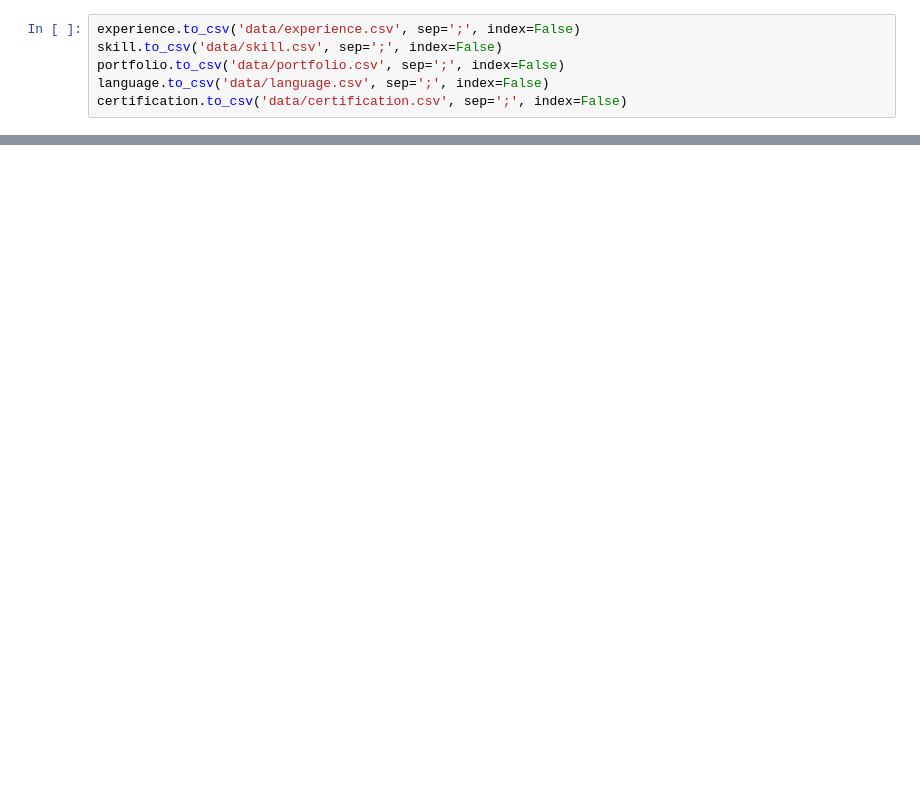
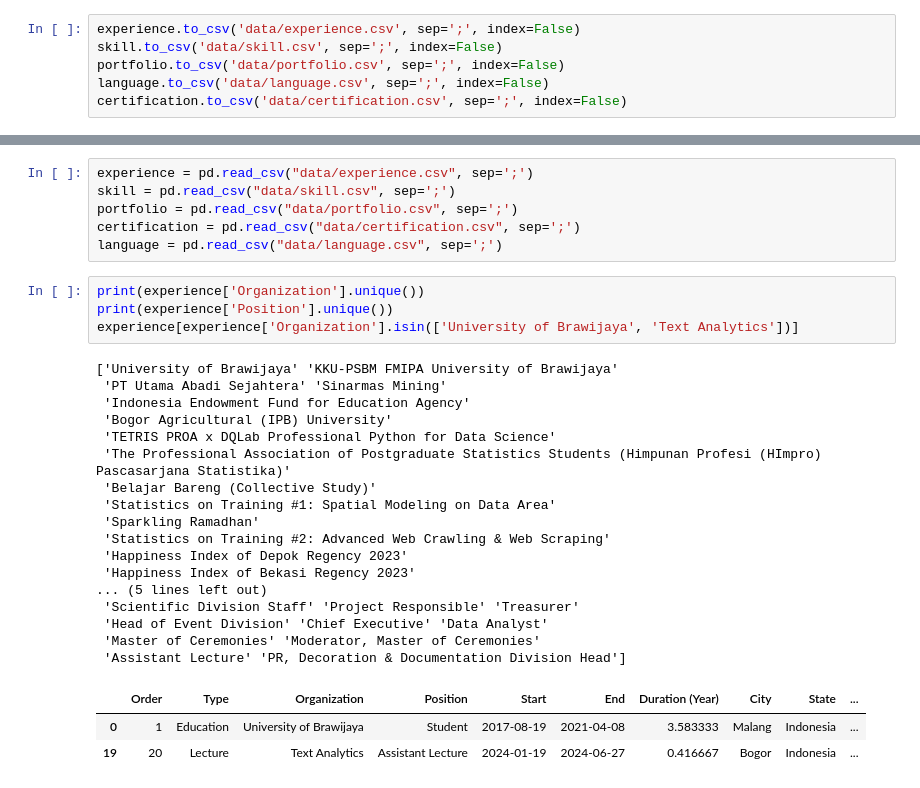
Before and after one commit to nurkhamidah/cv, a Jupyter notebook: test_var.ipynb, the cells around one changed output, grey strips where cells are left out. Saved outputs shown, nothing was run; the diff lists cells and outputs as text; blank space fills up the shorter version.

```diff
--- a/test_var.ipynb
+++ b/test_var.ipynb
@@ -150,0 +217,31 @@ certification.to_csv('data/certification.csv', sep=';', index=False)
+# %%
+experience = pd.read_csv("data/experience.csv", sep=';')
+skill = pd.read_csv("data/skill.csv", sep=';')
+portfolio = pd.read_csv("data/portfolio.csv", sep=';')
+certification = pd.read_csv("data/certification.csv", sep=';')
+language = pd.read_csv("data/language.csv", sep=';')
+# %%
+print(experience['Organization'].unique())
+print(experience['Position'].unique())
+experience[experience['Organization'].isin(['University of Brawijaya', 'Text Analytics'])]
+# %% [output]
+['University of Brawijaya' 'KKU-PSBM FMIPA University of Brawijaya'
+ 'PT Utama Abadi Sejahtera' 'Sinarmas Mining'
+ 'Indonesia Endowment Fund for Education Agency'
+ 'Bogor Agricultural (IPB) University'
+ 'TETRIS PROA x DQLab Professional Python for Data Science'
+ 'The Professional Association of Postgraduate Statistics Students (Himpunan Profesi (HImpro) Pascasarjana Statistika)'
+ 'Belajar Bareng (Collective Study)'
+ 'Statistics on Training #1: Spatial Modeling on Data Area'
+ 'Sparkling Ramadhan'
+ 'Statistics on Training #2: Advanced Web Crawling & Web Scraping'
+ 'Happiness Index of Depok Regency 2023'
+ 'Happiness Index of Bekasi Regency 2023'
+... (5 lines left out)
+ 'Scientific Division Staff' 'Project Responsible' 'Treasurer'
+ 'Head of Event Division' 'Chief Executive' 'Data Analyst'
+ 'Master of Ceremonies' 'Moderator, Master of Ceremonies'
+ 'Assistant Lecture' 'PR, Decoration & Documentation Division Head']
+|  | Order | Type | Organization | Position | Start | End | Duration (Year) | City | State | ... |
+| 0 | 1 | Education | University of Brawijaya | Student | 2017-08-19 | 2021-04-08 | 3.583333 | Malang | Indonesia | ... |
+| 19 | 20 | Lecture | Text Analytics | Assistant Lecture | 2024-01-19 | 2024-06-27 | 0.416667 | Bogor | Indonesia | ... |
```
Also changed, not shown: parts of 14 cells of this notebook, 9 other files.
